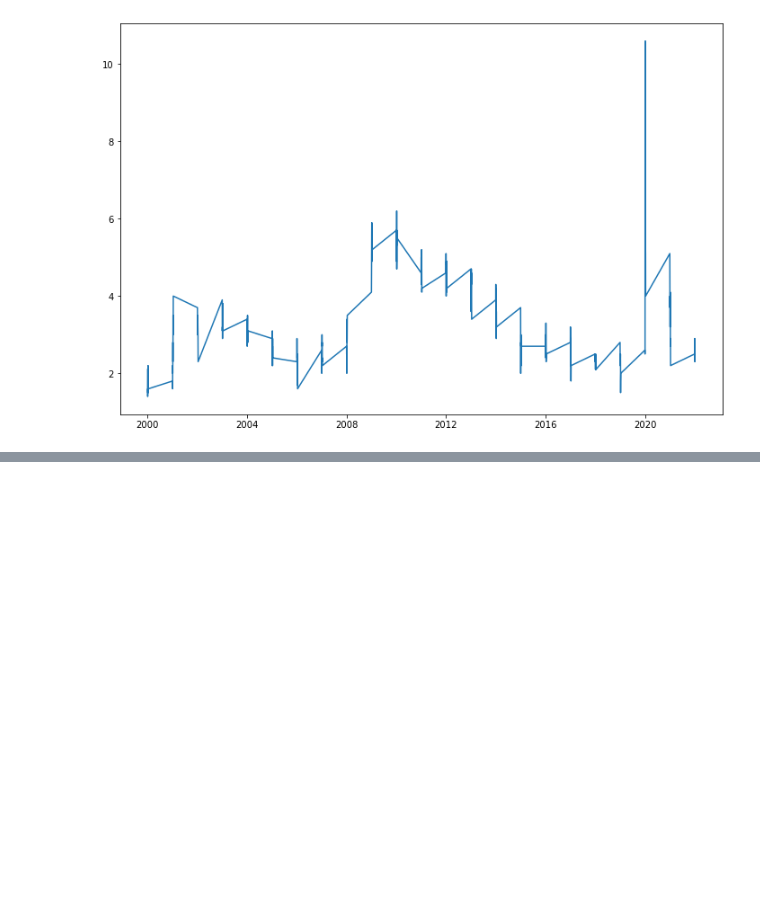
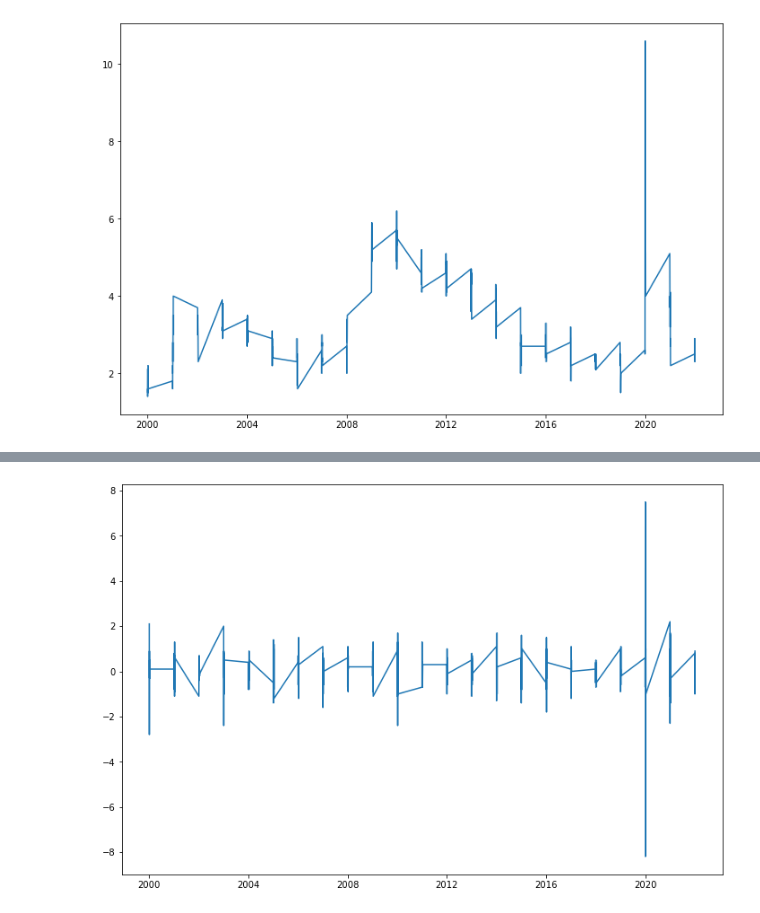
Before and after one commit to KitwanaSh/Sentiment_analysis, a Jupyter notebook: unemployment_bach.ipynb, the cells around one changed output, grey strips where cells are left out. Drawn from its saved outputs; the diff is of its cells as text; code cells hidden in the pictures; blank space fills up the shorter version.

```diff
--- a/unemployment_bach.ipynb
+++ b/unemployment_bach.ipynb
@@ -51,0 +61,7 @@ plt.show()
+# %%
+diff2_ur_df = diff1_ur_df.diff().fillna(diff1_ur_df)
+plt.figure(figsize=(12, 8))
+plt.plot(diff2_ur_df)
+plt.show()
+# %% [output]
+[figure, added]
```
Also changed, not shown: parts of 2 cells of this notebook.
